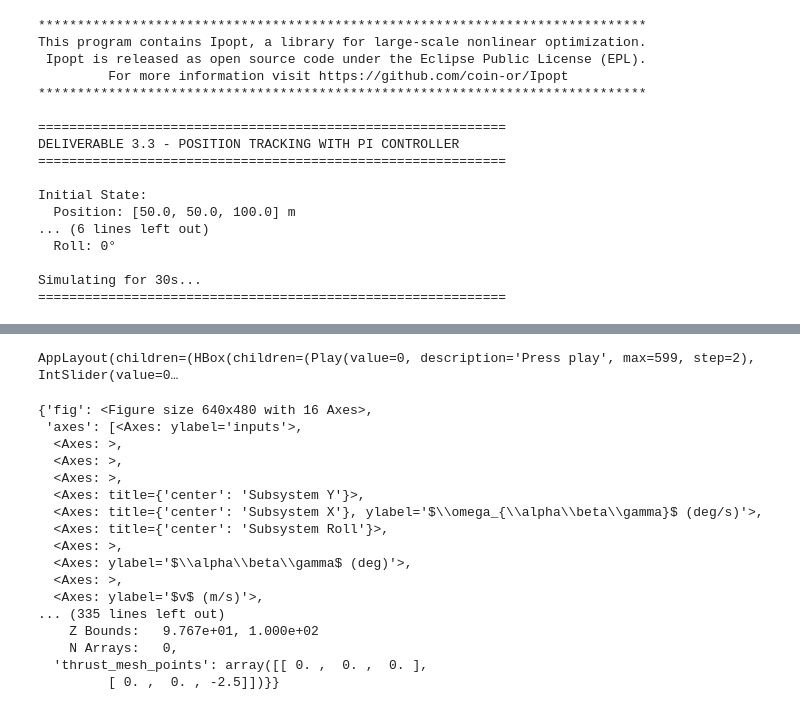
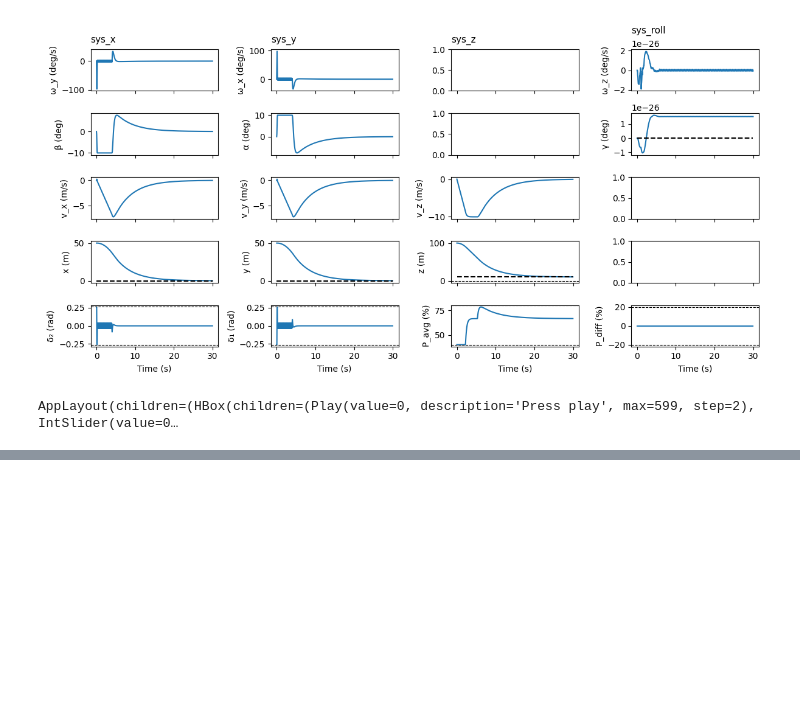
Before and after one commit to DolbyBolby/MPC-Course-EPFL, a Jupyter notebook: project/Deliverable_3_3/Deliverable_3_3.ipynb, the cells around one changed output, grey strips where cells are left out. Cells and saved outputs as stored; diff of their text form; code cells hidden in the pictures; blank space fills up the shorter version.

```diff
--- a/project/Deliverable_3_3/Deliverable_3_3.ipynb
+++ b/project/Deliverable_3_3/Deliverable_3_3.ipynb
@@ -48,80 +28,41 @@ sim_time = 30  # Increased from 20s to allow full convergence
 H = 5.0
 
 # Initial state: high altitude and velocity as specified
-x0 = np.array([0, 0, 0, 0, 0, 0, 0, 0, 0, 50, 50, 100])  # pos = [50, 50, 100]m
+x0 = np.array([0, 0, 0, 0, 0, 0, 0, 0, 0, 50, 50, 100])
+
+x_target = np.array([0, 0, 0, 0, 0, 0, 0, 0, 0, 0, 0, 10])   # target state
 
 # Target: stationary point at [0, 0, 10]m with roll = 0°
 pos_target = np.array([0, 0, 10.0])
 
 # Initialize rocket
 rocket = Rocket(Ts=Ts, model_params_filepath=rocket_params_path)
 
 # Initialize PI position controller (already tuned)
 pos_controller = PIControl(pos_target)
 
 # Initialize MPC velocity controller
 mpc = MPCVelControl().new_controller(rocket, Ts, H)
 
-print("="*60)
-print("DELIVERABLE 3.3 - POSITION TRACKING WITH PI CONTROLLER")
-print("="*60)
-print(f"\nInitial State:")
-print(f"  Position: [{x0[9]:.1f}, {x0[10]:.1f}, {x0[11]:.1f}] m")
-print(f"  Velocity: [{x0[6]:.1f}, {x0[7]:.1f}, {x0[8]:.1f}] m/s")
-print(f"  Roll: {np.rad2deg(x0[2]):.1f}°")
-print(f"\nTarget:")
-print(f"  Position: [{pos_target[0]:.1f}, {pos_target[1]:.1f}, {pos_target[2]:.1f}] m")
-print(f"  Velocity: [0, 0, 0] m/s (stationary)")
-print(f"  Roll: 0°")
-print(f"\nSimulating for {sim_time}s...")
-print("="*60 + "\n")
+
 
 # Run closed-loop simulation with PI position controller
 t_cl, x_cl, u_cl, t_ol, x_ol, u_ol, ref = rocket.simulate_control(
     mpc, sim_time, H, x0, pos_control=pos_controller, method="linear"
 )
-
-print("Simulation complete!\n")
-
-# Print final performance
-print("="*60)
-print("FINAL PERFORMANCE")
-print("="*60)
-print(f"\nFinal State (at t={t_cl[-1]:.1f}s):")
-print(f"  Position: [{x_cl[9,-1]:.3f}, {x_cl[10,-1]:.3f}, {x_cl[11,-1]:.3f}] m")
-print(f"  Position error: {np.linalg.norm(x_cl[9:12,-1] - pos_target):.3f} m")
-print(f"  Velocity: [{x_cl[6,-1]:.3f}, {x_cl[7,-1]:.3f}, {x_cl[8,-1]:.3f}] m/s")
-print(f"  Velocity magnitude: {np.linalg.norm(x_cl[6:9,-1]):.3f} m/s")
-print(f"  Roll: {np.rad2deg(x_cl[2,-1]):.3f}°")
-print("="*60 + "\n")
-
+plot_static_states_inputs(t_cl[:-1], x_cl[:,:-1], u_cl, x_target)
 # Visualize
 vis = RocketVis(rocket, rocket_obj_path)
 vis.anim_rate = 1.0
 vis.animate(
     t_cl[:-1],
     x_cl[:, :-1],
     u_cl,
     Ref=ref[:, :-1],
     T_ol=t_ol[..., :-1],
     X_ol=x_ol,
     U_ol=u_ol,
 )
 # %% [output]
+[figure, added]
-******************************************************************************
-This program contains Ipopt, a library for large-scale nonlinear optimization.
- Ipopt is released as open source code under the Eclipse Public License (EPL).
-         For more information visit https://github.com/coin-or/Ipopt
-******************************************************************************
-
-============================================================
-DELIVERABLE 3.3 - POSITION TRACKING WITH PI CONTROLLER
-============================================================
-
-Initial State:
-  Position: [50.0, 50.0, 100.0] m
-... (6 lines left out)
-  Roll: 0°
-
-Simulating for 30s...
-============================================================
+AppLayout(children=(HBox(children=(Play(value=0, description='Press play', max=599, step=2), IntSlider(value=0…
@@ -141,18 +85,0 @@ Final State (at t=30.0s):
-AppLayout(children=(HBox(children=(Play(value=0, description='Press play', max=599, step=2), IntSlider(value=0…
-{'fig': <Figure size 640x480 with 16 Axes>,
- 'axes': [<Axes: ylabel='inputs'>,
-  <Axes: >,
-  <Axes: >,
-  <Axes: >,
-  <Axes: title={'center': 'Subsystem Y'}>,
-  <Axes: title={'center': 'Subsystem X'}, ylabel='$\\omega_{\\alpha\\beta\\gamma}$ (deg/s)'>,
-  <Axes: title={'center': 'Subsystem Roll'}>,
-  <Axes: >,
-  <Axes: ylabel='$\\alpha\\beta\\gamma$ (deg)'>,
-  <Axes: >,
-  <Axes: ylabel='$v$ (m/s)'>,
-... (335 lines left out)
-    Z Bounds:   9.767e+01, 1.000e+02
-    N Arrays:   0,
-  'thrust_mesh_points': array([[ 0. ,  0. ,  0. ],
-         [ 0. ,  0. , -2.5]])}}
```
Also changed, not shown: parts of 6 cells of this notebook, 8 other files.
